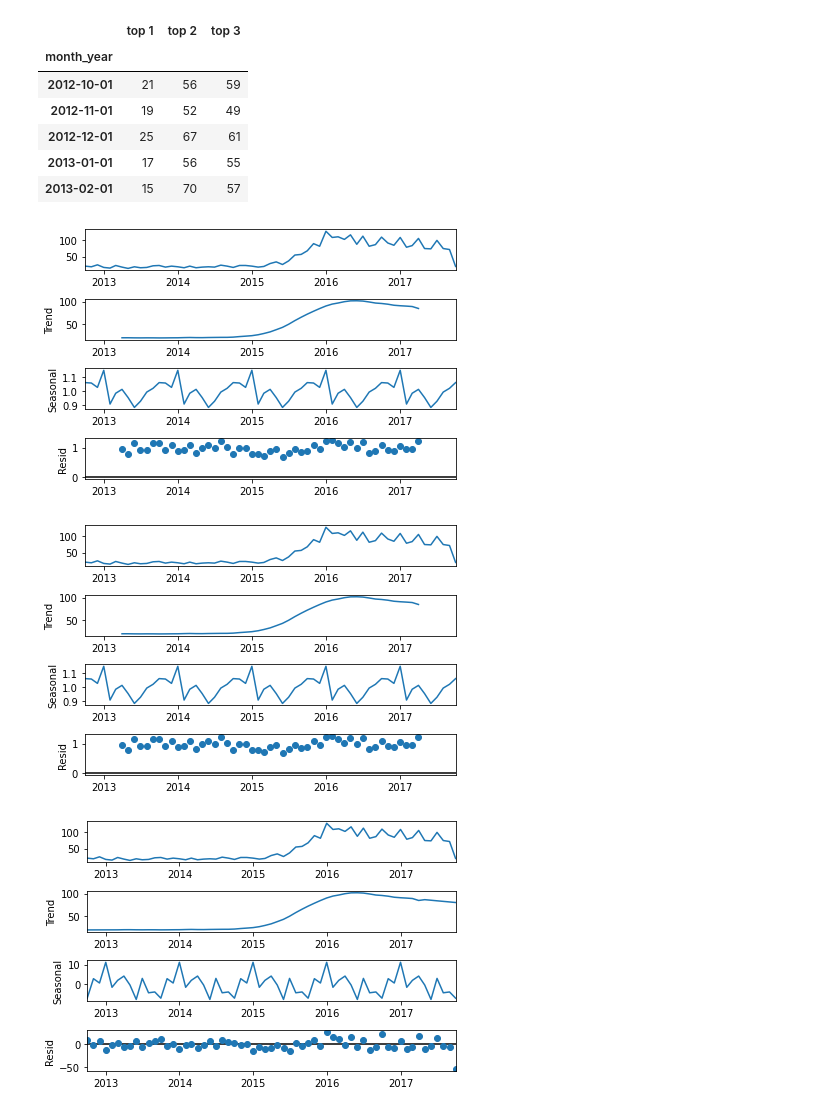
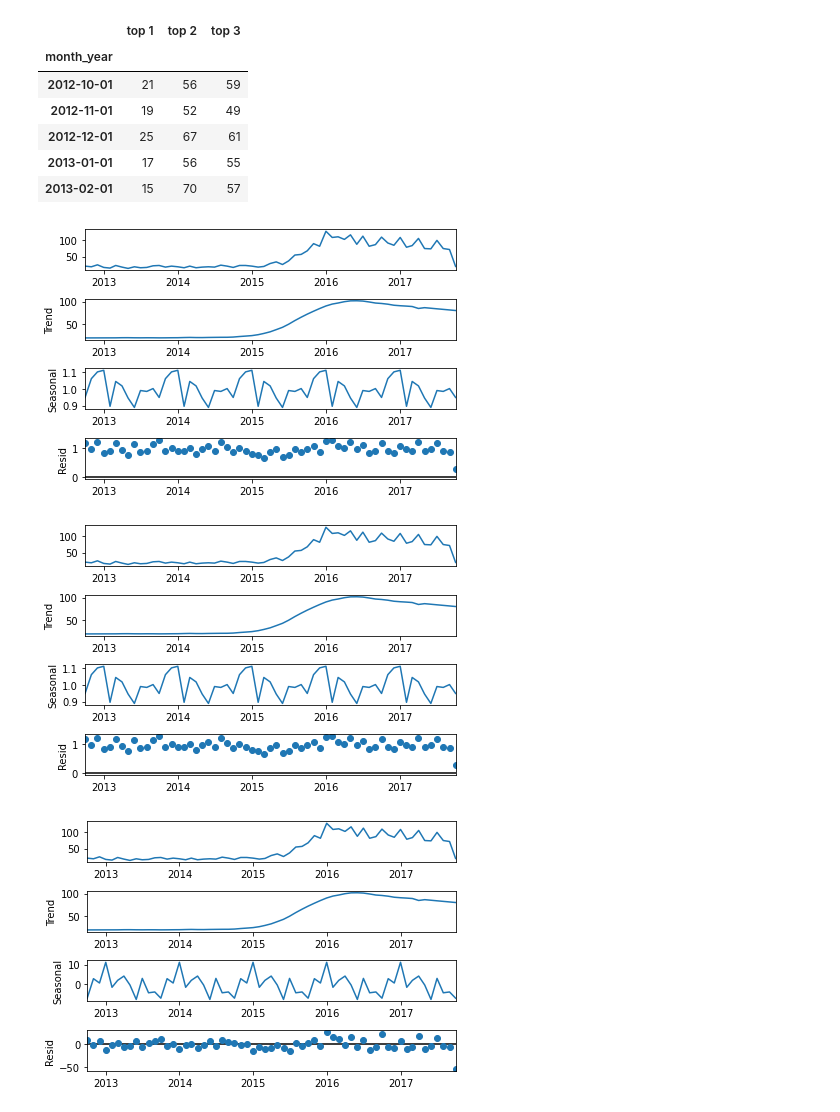
Before and after one commit to akib1162100/data_science_challenge, a Jupyter notebook: DS_challenge.ipynb, the cells around one changed output. Cells and saved outputs as stored; diff of their text form; code cells hidden in the pictures.

```diff
--- a/DS_challenge.ipynb
+++ b/DS_challenge.ipynb
@@ -47,20 +106,20 @@ df_monthly_sales.head()
 # %%
 from statsmodels.tsa.seasonal import seasonal_decompose
 
 # data_orig.set_index('Date', inplace=True)
 
 # analysis = test_ts3[['top 3']].copy()
 analysis3 = df_monthly_sales[['top 1']].copy()
 
-decompose_result_mult = seasonal_decompose(analysis3, model="multiplicative")
+decompose_result_mult = seasonal_decompose(analysis3, model="multiplicative",extrapolate_trend= 'freq')
 
 trend = decompose_result_mult.trend
 seasonal = decompose_result_mult.seasonal
 residual = decompose_result_mult.resid
 decompose_result_mult.plot()
 # %% [output]
-[figure, old version]
+[figure, new version]
-[figure, old version]
+[figure, new version]
 # %%
 from statsmodels.tsa.seasonal import seasonal_decompose
 
```
Also changed, not shown: parts of 15 cells of this notebook.
